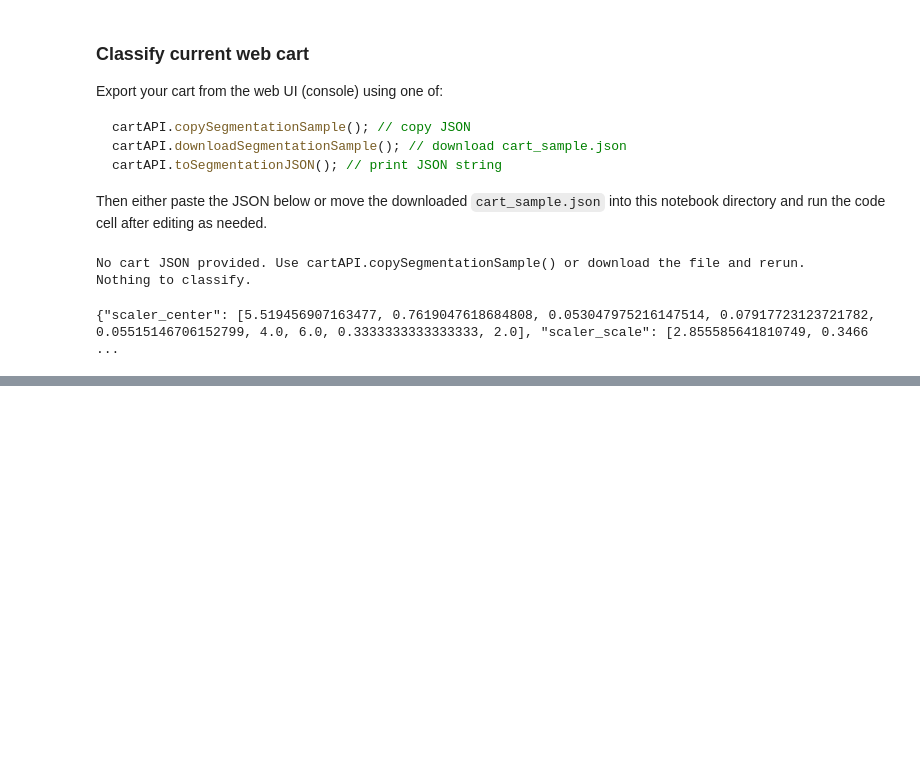
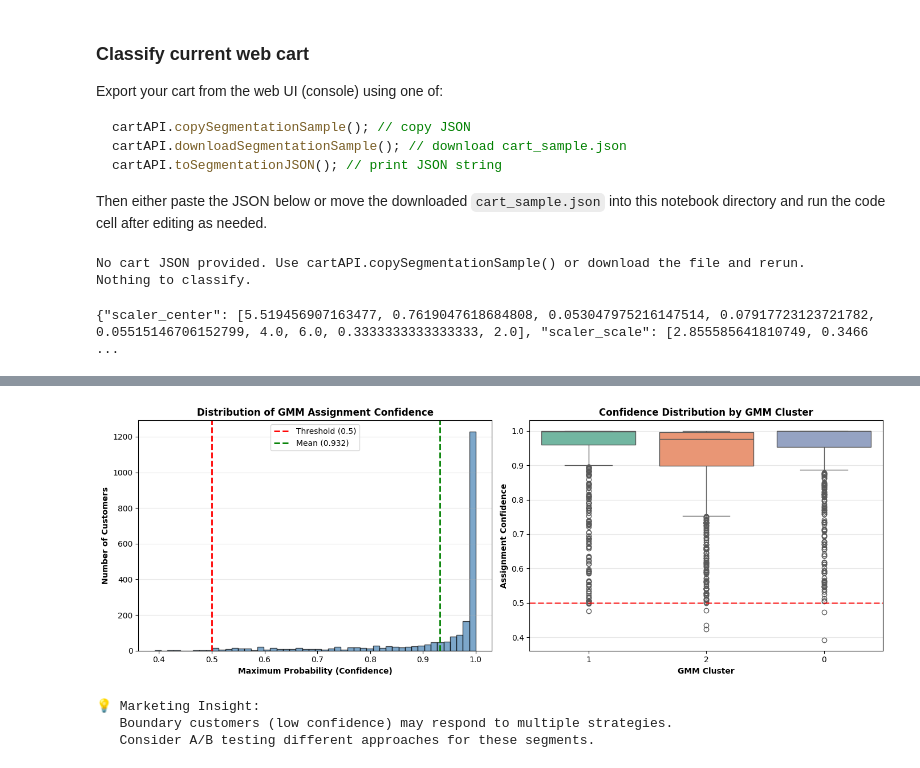
Before and after one commit to jkyamaguchi/ReDI-AI, a Jupyter notebook: Project/notebooks/customer_segmentation.ipynb, the cells around one changed output, grey strips where cells are left out. Cells and saved outputs as stored; diff of their text form; code cells hidden in the pictures; blank space fills up the shorter version.

```diff
--- a/Project/notebooks/customer_segmentation.ipynb
+++ b/Project/notebooks/customer_segmentation.ipynb
@@ -1180,0 +1512,64 @@ print(json.dumps({
+# %%
+# Identify boundary customers (low confidence in GMM assignment)
+print("="*60)
+print("BOUNDARY CUSTOMERS ANALYSIS (GMM)")
+print("="*60)
+
+# Find customers with uncertain cluster assignments
+threshold_low = 0.5
+threshold_very_low = 0.4
+
+boundary_customers = df[df['gmm_proba_max'] < threshold_low].copy()
+very_uncertain = df[df['gmm_proba_max'] < threshold_very_low].copy()
+
+print(f"Boundary customers (confidence < {threshold_low}): {len(boundary_customers):,} ({100*len(boundary_customers)/len(df):.1f}%)")
+print(f"Very uncertain (confidence < {threshold_very_low}): {len(very_uncertain):,} ({100*len(very_uncertain)/len(df):.1f}%)")
+
+if len(boundary_customers) > 0:
+    print(f"\nBoundary Customer Characteristics:")
+    print(f"  Mean confidence: {boundary_customers['gmm_proba_max'].mean():.3f}")
+    print(f"  Cluster distribution:")
+    for cluster_id, count in boundary_customers['gmm_cluster'].value_counts().sort_index().items():
+        pct = 100 * count / len(boundary_customers)
+        print(f"    Cluster {cluster_id}: {count} ({pct:.1f}%)")
+
+    # Compare boundary vs confident customers
+    confident_customers = df[df['gmm_proba_max'] >= threshold_low]
+
+    print(f"\n  Spending comparison (boundary vs confident):")
+    print(f"    Mean spend_intensity: {boundary_customers['spend_intensity'].mean():.2f} vs {confident_customers['spend_intensity'].mean():.2f}")
+    print(f"    Mean web_share: {boundary_customers['web_share'].mean():.3f} vs {confident_customers['web_share'].mean():.3f}")
+    print(f"    Mean NumWebPurchases: {boundary_customers['NumWebPurchases'].mean():.1f} vs {confident_customers['NumWebPurchases'].mean():.1f}")
+
+# Visualize confidence distribution
+fig, axes = plt.subplots(1, 2, figsize=(14, 5))
+
+# Histogram of confidence scores
+ax = axes[0]
+ax.hist(df['gmm_proba_max'], bins=50, alpha=0.7, color='steelblue', edgecolor='black')
+ax.axvline(threshold_low, color='red', linestyle='--', linewidth=2, label=f'Threshold ({threshold_low})')
+ax.axvline(df['gmm_proba_max'].mean(), color='green', linestyle='--', linewidth=2, label=f'Mean ({df["gmm_proba_max"].mean():.3f})')
+ax.set_xlabel('Maximum Probability (Confidence)', fontweight='bold')
+ax.set_ylabel('Number of Customers', fontweight='bold')
+ax.set_title('Distribution of GMM Assignment Confidence', fontweight='bold', fontsize=12)
+ax.legend()
+ax.grid(True, alpha=0.3, axis='y')
+
+# Box plot by cluster
+ax = axes[1]
+df_plot = df[['gmm_cluster', 'gmm_proba_max']].copy()
+df_plot['gmm_cluster'] = df_plot['gmm_cluster'].astype(str)
+sns.boxplot(data=df_plot, x='gmm_cluster', y='gmm_proba_max', hue='gmm_cluster', ax=ax, palette='Set2', legend=False)
+ax.axhline(threshold_low, color='red', linestyle='--', linewidth=2, alpha=0.7)
+ax.set_xlabel('GMM Cluster', fontweight='bold')
+ax.set_ylabel('Assignment Confidence', fontweight='bold')
+ax.set_title('Confidence Distribution by GMM Cluster', fontweight='bold', fontsize=12)
+ax.grid(True, alpha=0.3, axis='y')
+
+plt.tight_layout()
+plt.show()
+
+print("\n💡 Marketing Insight:")
+print("   Boundary customers (low confidence) may respond to multiple strategies.")
+print("   Consider A/B testing different approaches for these segments.")
+# %% [output]
@@ -1180,0 +1593,4 @@ print(json.dumps({
+[figure, added]
+💡 Marketing Insight:
+   Boundary customers (low confidence) may respond to multiple strategies.
+   Consider A/B testing different approaches for these segments.
```
Also changed, not shown: parts of 9 cells of this notebook, 1 other file.
